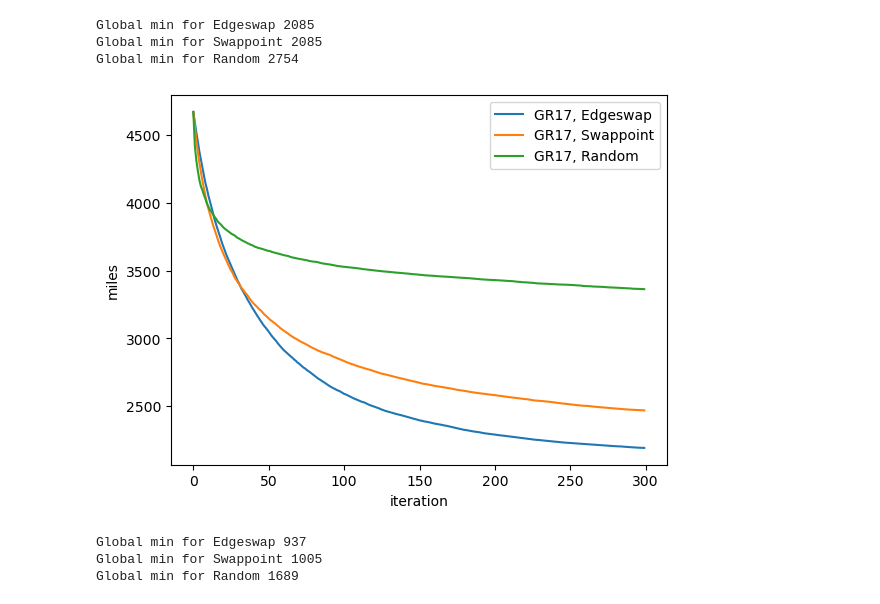
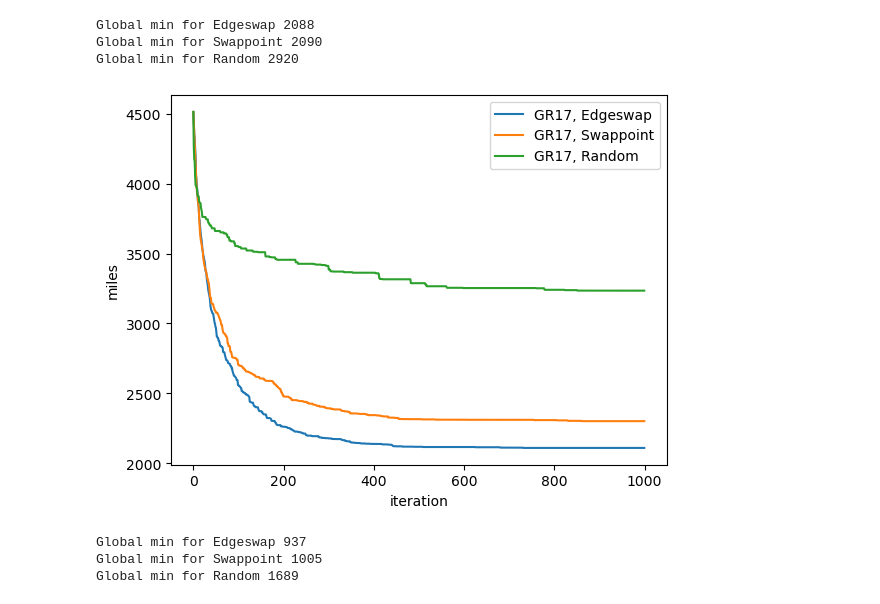
Before and after one commit to Lothe1/Heuristic_Optimization_-T1_2023-, a Jupyter notebook: HW1.ipynb, the cells around one changed output. Drawn from its saved outputs; the diff is of its cells as text; code cells hidden in the pictures.

```diff
--- a/HW1.ipynb
+++ b/HW1.ipynb
@@ -226,12 +223,12 @@ def runSimulation(trials, MAX_ITERATION, Data_set, Key_word):
     plt.show()
 # %%
 #edgeSwappingAlgo(10,constructPath(First_data_set ), First_data_set )
-runSimulation(1000,300, First_data_set, "GR17")
+runSimulation(20,1000, First_data_set, "GR17")
 # %% [output]
-Global min for Edgeswap 2085
-Global min for Swappoint 2085
-Global min for Random 2754
+Global min for Edgeswap 2088
+Global min for Swappoint 2090
+Global min for Random 2920
-[figure, old version]
+[figure, new version]
 # %%
 runSimulation(1000,600, Sec_data_set, "FRI26")
 # %% [output]
```
Also changed, not shown: parts of 2 cells of this notebook, 5 other files.
